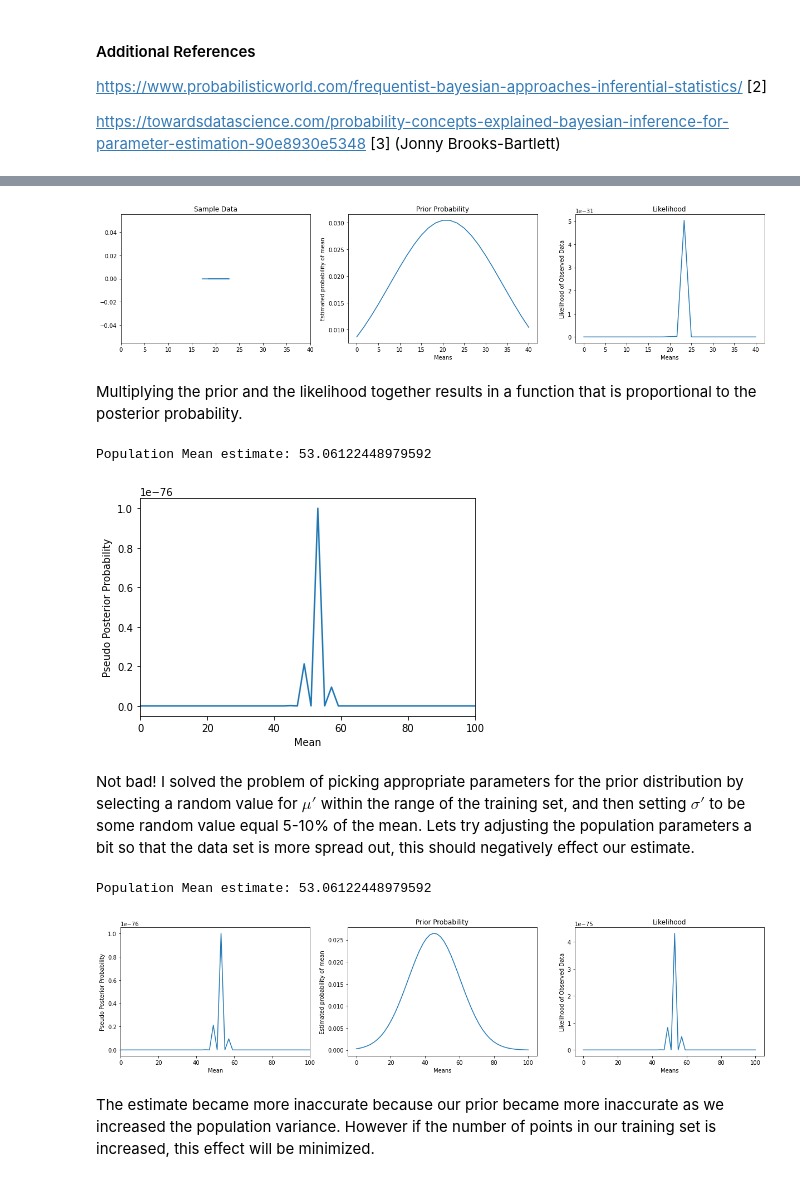
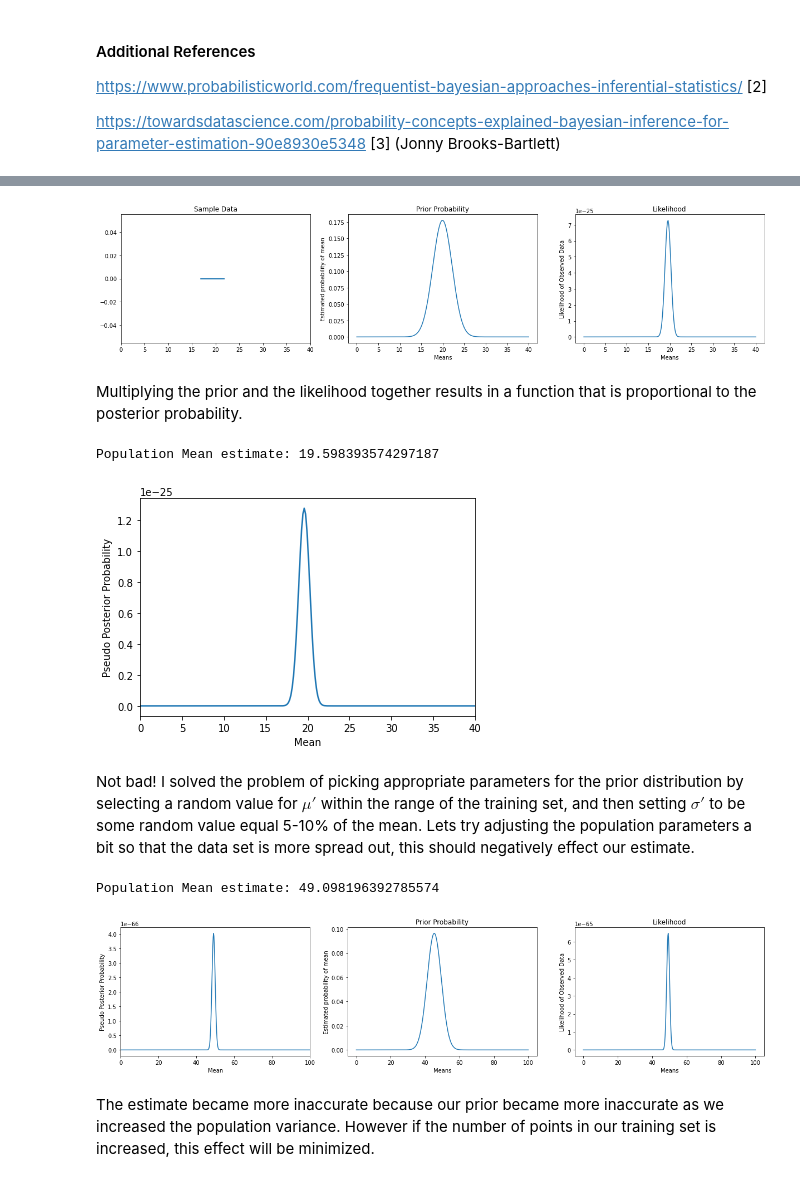
Before and after one commit to adibshalekeen/machinelearningblogs, a Jupyter notebook: Bayesian_Inference/Bayesian Inference.ipynb, the cells around one changed output, grey strips where cells are left out. Drawn from its saved outputs; the diff is of its cells as text; code cells hidden in the pictures.

```diff
--- a/Bayesian_Inference/Bayesian Inference.ipynb
+++ b/Bayesian_Inference/Bayesian Inference.ipynb
@@ -117,59 +117,59 @@ def execute_bayesian_inference(GROUND_TRUTH_MEAN,
                                MU_MIN,
                                MU_MAX,
                                N_SAMPLE,
-                               noise=False):
+                               noise=0):
     # GROUND_TRUTH_MEAN -> True population mean
     # GROUND_TRUTH_VARIANCE -> True population variance
     # MU_MIN -> Minimum mean estimation range
     # MU_MAX -> Maximum mean estimation range
     # N_SAMPLE -> Number of samples between MU_MAX & MU_MIN
-    dx = (MU_MAX - MU_MIN) / N_SAMPLE
-    mean_estimates = np.linspace(MU_MIN, MU_MAX, N_SAMPLE)
+    mean_estimates = np.linspace(MU_MIN, MU_MAX, N_SAMPLE * 10)
     random_samples = gaussian_sampling(N_SAMPLE, GROUND_TRUTH_MEAN, GROUND_TRUTH_VARIANCE)
     if noise:
-        noisy_indices = np.random.randint(0, random_samples.size, int(0.5 * random_samples.size))
+        noisy_indices = np.random.randint(0, random_samples.size, int(noise * random_samples.size))
         for index in noisy_indices:
             random_samples[index] += np.random.uniform(0,1)
     MU_PRIME = np.random.uniform(np.min(random_samples) + 1,np.max(random_samples), 1)[0]
-    SIGMA_PRIME = np.random.uniform(0.05 * MU_PRIME, 10 * MU_PRIME, 1)[0]
+    SIGMA_PRIME = np.random.uniform(0.05 * MU_PRIME, 1.05 * MU_PRIME, 1)[0]
     prior = np.array(gaussian(MU_PRIME, SIGMA_PRIME, mean_estimates))
+    likelihood_variance = np.random.uniform(0.5 * MU_PRIME, 1.1 * MU_PRIME, 1)[0]
     likelihoods = np.array([gaussian_likelihood(mean,
-                                                np.random.uniform(0.05 * MU_PRIME, 10 * MU_PRIME, 1)[0],
+                                                likelihood_variance,
                                                 random_samples)
                            for mean in mean_estimates])
     return mean_estimates, random_samples, prior, likelihoods
 
 mean_estimates, random_samples, prior, likelihoods = execute_bayesian_inference(GROUND_TRUTH_MEAN,
                                                                                 GROUND_TRUTH_VARIANCE,
                                                                                 MU_MIN,
                                                                                 MU_MAX,
-                                                                                N_SAMPLE,
-                                                                                noise=True)
+                                                                                N_SAMPLE)
 
 fig = plt.figure()
 
 random_sample_plot = plt.subplot(1,3,1)
 random_sample_plot.set_xlim(MU_MIN, MU_MAX)
 random_sample_plot.set_title("Sample Data")
 random_sample_plot.plot(random_samples, np.zeros(random_samples.size))
 
 prior_plot = plt.subplot(1,3,2)
 prior_plot.set_title("Prior Probability")
 prior_plot.set_xlabel("Means")
 prior_plot.set_ylabel("Estimated probability of mean")
 prior_plot.plot(mean_estimates, prior)
 
+
 likelihood_plot = plt.subplot(1,3,3)
 likelihood_plot.set_title("Likelihood")
 likelihood_plot.set_xlabel("Means")
 likelihood_plot.set_ylabel("Likelihood of Observed Data")
 likelihood_plot.plot(mean_estimates, likelihoods)
 
 
 plt.subplots_adjust(bottom=0.1, right=2.8, top=0.9)
 plt.show()
 # %% [output]
-[figure, old version]
+[figure, new version]
 # %% [markdown]
 Multiplying the prior and the likelihood together results in a function that is proportional to the posterior probability.
 # %%
@@ -181,8 +181,8 @@ posterior_plot.set_ylabel("Pseudo Posterior Probability")
 print("Population Mean estimate: " + str(mean_estimates[np.argmax(likelihoods * prior)]))
 plt.show()
 # %% [output]
-Population Mean estimate: 53.06122448979592
+Population Mean estimate: 19.598393574297187
-[figure, old version]
+[figure, new version]
 # %% [markdown]
 Not bad! I solved the problem of picking appropriate parameters for the prior distribution by selecting a random value for $\mu'$ within the range of the training set, and then setting $\sigma'$ to be some random value equal 5-10% of the mean. Lets try adjusting the population parameters a bit so that the data set is more spread out, this should negatively effect our estimate.
 # %%
@@ -217,8 +217,8 @@ print("Population Mean estimate: " + str(mean_estimates[np.argmax(likelihoods *
 plt.subplots_adjust(bottom=0.1, right=2.8, top=0.9)
 plt.show()
 # %% [output]
-Population Mean estimate: 53.06122448979592
+Population Mean estimate: 49.098196392785574
-[figure, old version]
+[figure, new version]
 # %% [markdown]
 The estimate became more inaccurate because our prior became more inaccurate as we increased the population variance. However if the number of points in our training set is increased, this effect will be minimized.
 # %%
```
Also changed, not shown: parts of 4 cells of this notebook.
